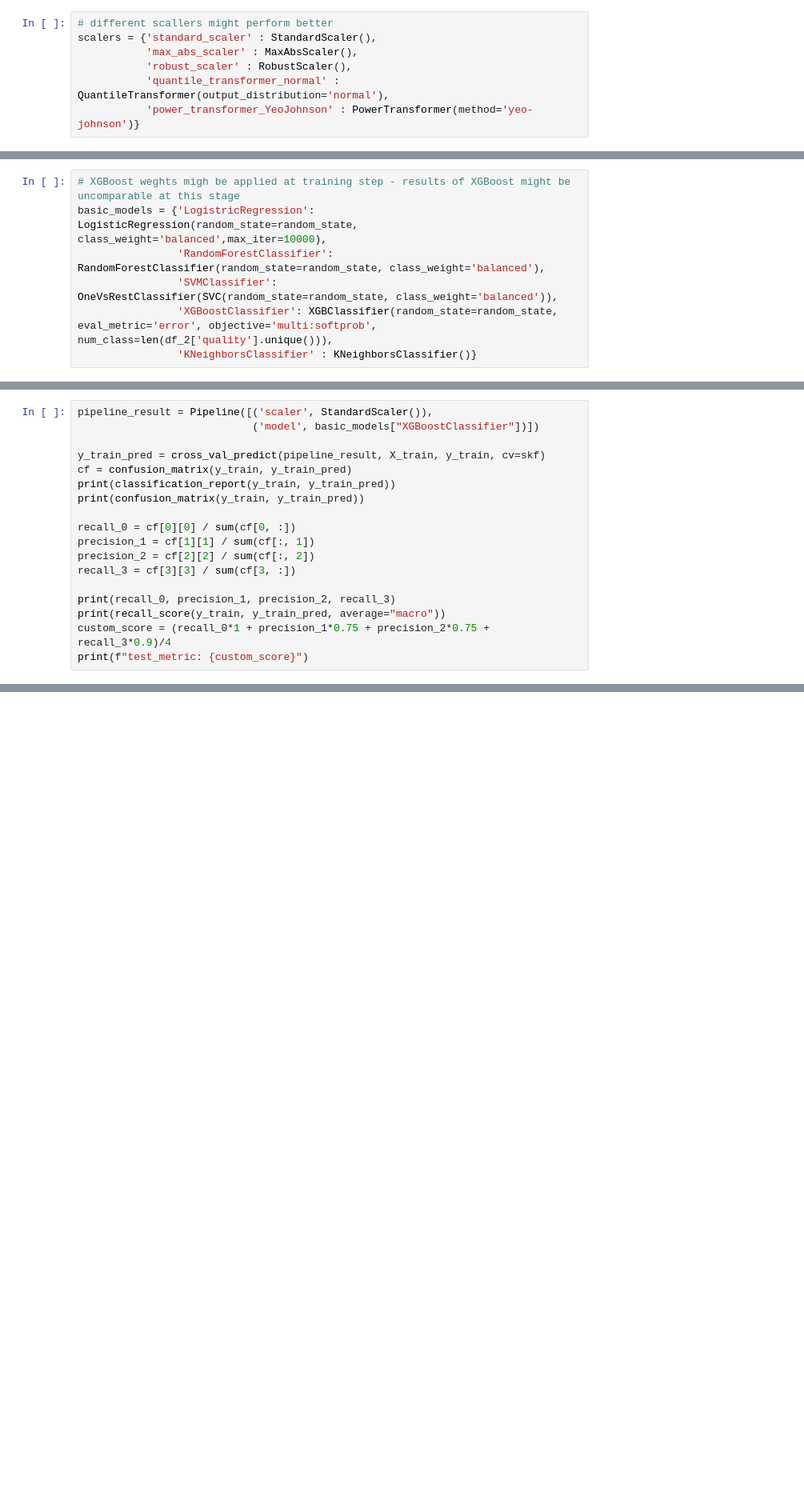
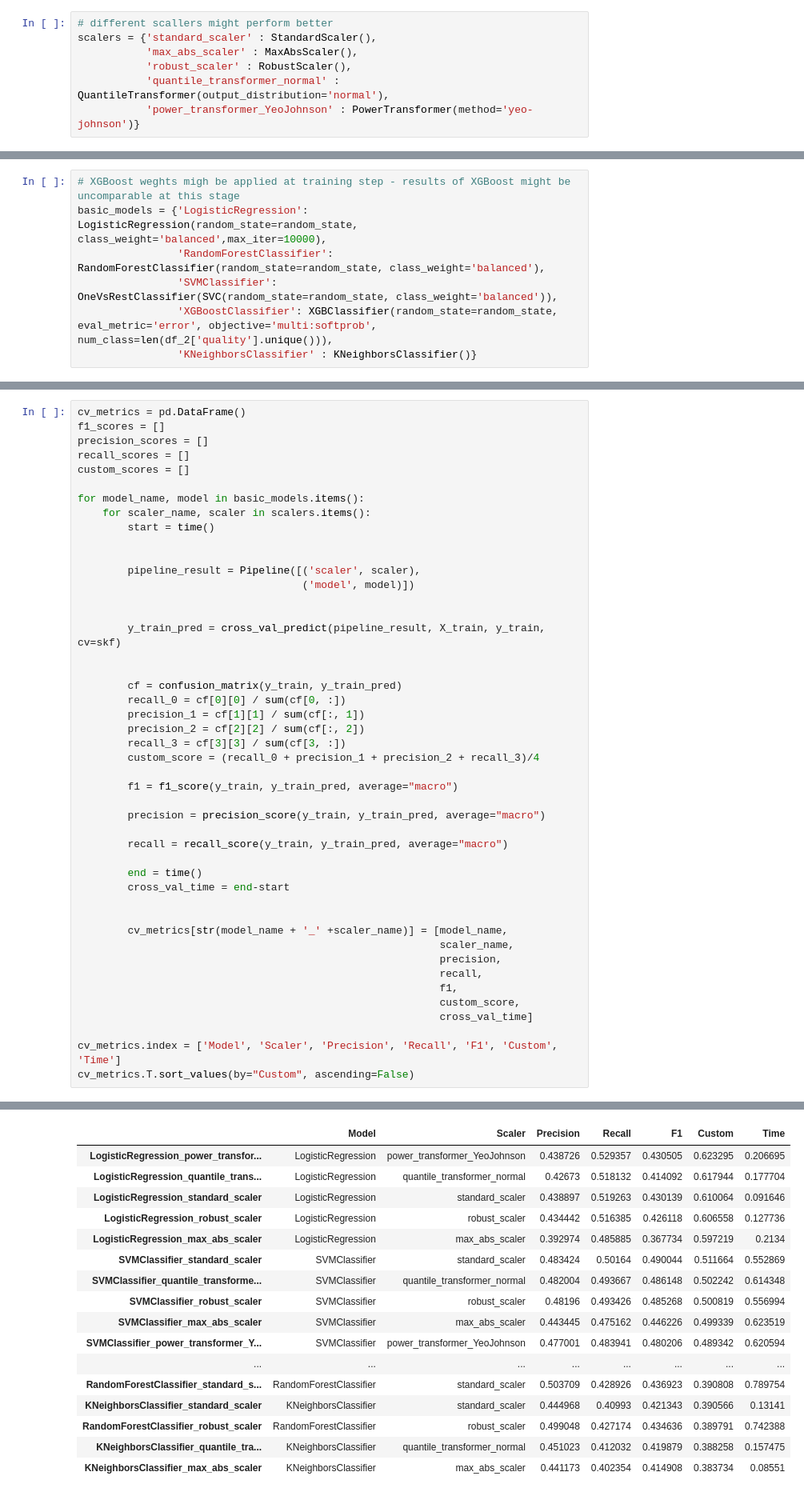
Before and after one commit to infoshareacademy/jdszr8-riva, a Jupyter notebook: WINES_ML/aron/wines_modelling.ipynb, the cells around one changed output, grey strips where cells are left out. Shown at 80% size. Saved outputs shown, nothing was run; the diff lists cells and outputs as text; blank space fills up the shorter version.

```diff
--- a/WINES_ML/aron/wines_modelling.ipynb
+++ b/WINES_ML/aron/wines_modelling.ipynb
@@ -118,7 +92,7 @@ weights_dictionary = {0: class_0_weight, 1: class_1_weight, 2: class_2_weight, 3
 1.0 0.10918544194107453 0.1177570093457944 0.34239130434782605
 # %%
 # XGBoost weghts migh be applied at training step - results of XGBoost might be uncomparable at this stage
-basic_models = {'LogistricRegression': LogisticRegression(random_state=random_state, class_weight='balanced',max_iter=10000),
+basic_models = {'LogisticRegression': LogisticRegression(random_state=random_state, class_weight='balanced',max_iter=10000),
                 'RandomForestClassifier': RandomForestClassifier(random_state=random_state, class_weight='balanced'),
                 'SVMClassifier': OneVsRestClassifier(SVC(random_state=random_state, class_weight='balanced')),
                 'XGBoostClassifier': XGBClassifier(random_state=random_state, eval_metric='error', objective='multi:softprob', num_class=len(df_2['quality'].unique())),
@@ -138,19 +116,47 @@ skf = StratifiedKFold(n_splits=4, shuffle=True, random_state=random_state)
 # %%
-pipeline_result = Pipeline([('scaler', StandardScaler()),
-                            ('model', basic_models["XGBoostClassifier"])])
+cv_metrics = pd.DataFrame()
+f1_scores = []
+precision_scores = []
+recall_scores = []
+custom_scores = []
 
-y_train_pred = cross_val_predict(pipeline_result, X_train, y_train, cv=skf)
-cf = confusion_matrix(y_train, y_train_pred)
-print(classification_report(y_train, y_train_pred))
-print(confusion_matrix(y_train, y_train_pred))
+for model_name, model in basic_models.items():
+    for scaler_name, scaler in scalers.items():
+        start = time()
 
-recall_0 = cf[0][0] / sum(cf[0, :])
-precision_1 = cf[1][1] / sum(cf[:, 1])
-precision_2 = cf[2][2] / sum(cf[:, 2])
-recall_3 = cf[3][3] / sum(cf[3, :])
 
-print(recall_0, precision_1, precision_2, recall_3)
-print(recall_score(y_train, y_train_pred, average="macro"))
-custom_score = (recall_0*1 + precision_1*0.75 + precision_2*0.75 + recall_3*0.9)/4
-print(f"test_metric: {custom_score}")
+        pipeline_result = Pipeline([('scaler', scaler),
+                                    ('model', model)])
+
+
+        y_train_pred = cross_val_predict(pipeline_result, X_train, y_train, cv=skf)
+
+
+        cf = confusion_matrix(y_train, y_train_pred)
+        recall_0 = cf[0][0] / sum(cf[0, :])
+        precision_1 = cf[1][1] / sum(cf[:, 1])
+        precision_2 = cf[2][2] / sum(cf[:, 2])
+        recall_3 = cf[3][3] / sum(cf[3, :])
+        custom_score = (recall_0 + precision_1 + precision_2 + recall_3)/4
+
+        f1 = f1_score(y_train, y_train_pred, average="macro")
+
+        precision = precision_score(y_train, y_train_pred, average="macro")
+
+        recall = recall_score(y_train, y_train_pred, average="macro")
+
+        end = time()
+        cross_val_time = end-start
+
+
+        cv_metrics[str(model_name + '_' +scaler_name)] = [model_name,
+                                                          scaler_name,
+                                                          precision,
+                                                          recall,
+                                                          f1,
+                                                          custom_score,
+                                                          cross_val_time]
+
+cv_metrics.index = ['Model', 'Scaler', 'Precision', 'Recall', 'F1', 'Custom', 'Time']
+cv_metrics.T.sort_values(by="Custom", ascending=False)
 # %% [output]
@@ -174,0 +163,17 @@ test_metric: 0.3333681062864645
+|  | Model | Scaler | Precision | Recall | F1 | Custom | Time |
+| LogisticRegression_power_transfor... | LogisticRegression | power_transformer_YeoJohnson | 0.438726 | 0.529357 | 0.430505 | 0.623295 | 0.206695 |
+| LogisticRegression_quantile_trans... | LogisticRegression | quantile_transformer_normal | 0.42673 | 0.518132 | 0.414092 | 0.617944 | 0.177704 |
+| LogisticRegression_standard_scaler | LogisticRegression | standard_scaler | 0.438897 | 0.519263 | 0.430139 | 0.610064 | 0.091646 |
+| LogisticRegression_robust_scaler | LogisticRegression | robust_scaler | 0.434442 | 0.516385 | 0.426118 | 0.606558 | 0.127736 |
+| LogisticRegression_max_abs_scaler | LogisticRegression | max_abs_scaler | 0.392974 | 0.485885 | 0.367734 | 0.597219 | 0.2134 |
+| SVMClassifier_standard_scaler | SVMClassifier | standard_scaler | 0.483424 | 0.50164 | 0.490044 | 0.511664 | 0.552869 |
+| SVMClassifier_quantile_transforme... | SVMClassifier | quantile_transformer_normal | 0.482004 | 0.493667 | 0.486148 | 0.502242 | 0.614348 |
+| SVMClassifier_robust_scaler | SVMClassifier | robust_scaler | 0.48196 | 0.493426 | 0.485268 | 0.500819 | 0.556994 |
+| SVMClassifier_max_abs_scaler | SVMClassifier | max_abs_scaler | 0.443445 | 0.475162 | 0.446226 | 0.499339 | 0.623519 |
+| SVMClassifier_power_transformer_Y... | SVMClassifier | power_transformer_YeoJohnson | 0.477001 | 0.483941 | 0.480206 | 0.489342 | 0.620594 |
+| ... | ... | ... | ... | ... | ... | ... | ... |
+| RandomForestClassifier_standard_s... | RandomForestClassifier | standard_scaler | 0.503709 | 0.428926 | 0.436923 | 0.390808 | 0.789754 |
+| KNeighborsClassifier_standard_scaler | KNeighborsClassifier | standard_scaler | 0.444968 | 0.40993 | 0.421343 | 0.390566 | 0.13141 |
+| RandomForestClassifier_robust_scaler | RandomForestClassifier | robust_scaler | 0.499048 | 0.427174 | 0.434636 | 0.389791 | 0.742388 |
+| KNeighborsClassifier_quantile_tra... | KNeighborsClassifier | quantile_transformer_normal | 0.451023 | 0.412032 | 0.419879 | 0.388258 | 0.157475 |
+| KNeighborsClassifier_max_abs_scaler | KNeighborsClassifier | max_abs_scaler | 0.441173 | 0.402354 | 0.414908 | 0.383734 | 0.08551 |
```
Also changed, not shown: parts of 39 cells of this notebook.
